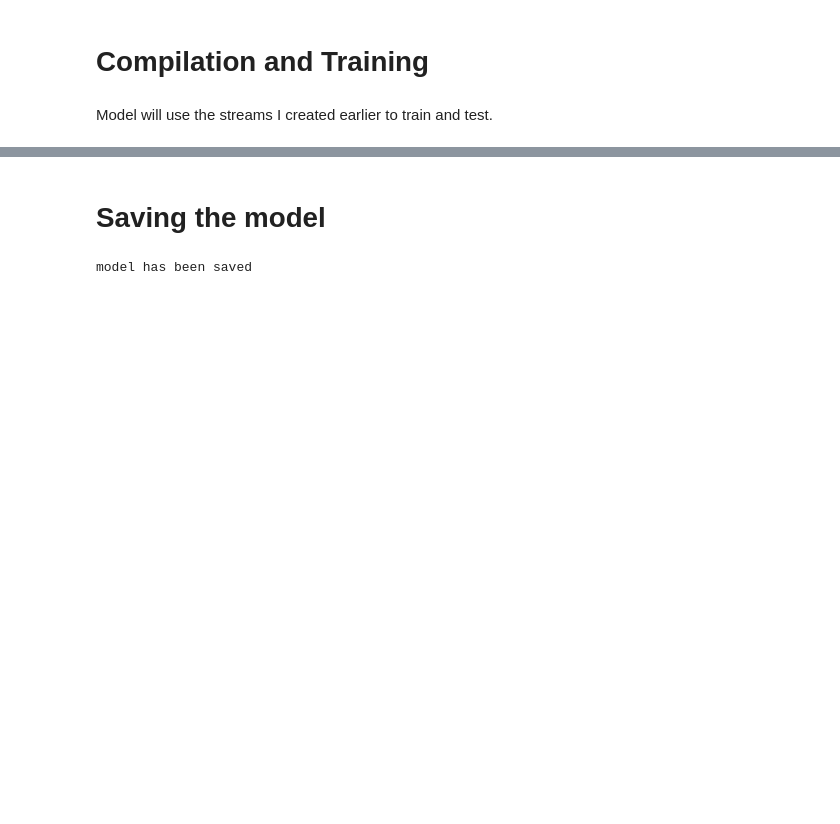
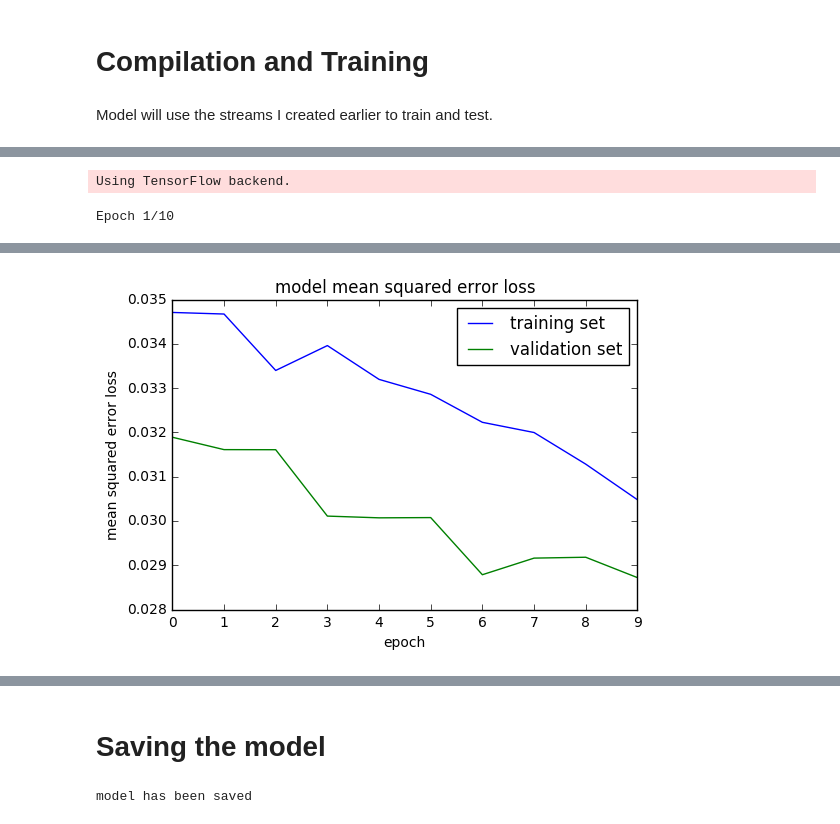
Before and after one commit to jayakasadev/Behavioral-Cloning, a Jupyter notebook: model.ipynb, the cells around one changed output, grey strips where cells are left out. Drawn from its saved outputs; the diff is of its cells as text; code cells hidden in the pictures; blank space fills up the shorter version.

Commit message:
ran the model again for 10 epochs

```diff
--- a/model.ipynb
+++ b/model.ipynb
@@ -415,2 +405,19 @@ if os.path.isfile("model.h5"):
 # %%
 model.compile('adam', 'mean_squared_error', ['accuracy'])
+# %%
+history = model.fit_generator(training_stream, samples_per_epoch = len(train),
+                    validation_data = testing_stream,
+                    nb_val_samples=len(test),
+                    nb_epoch=10, verbose=1)
+
+### print the keys contained in the history object
+print(history.history.keys())
+
+### plot the training and validation loss for each epoch
+plt.plot(history.history['loss'])
+plt.plot(history.history['val_loss'])
+plt.title('model mean squared error loss')
+plt.ylabel('mean squared error loss')
+plt.xlabel('epoch')
+plt.legend(['training set', 'validation set'], loc='upper right')
+plt.show()
@@ -416,0 +447,27 @@ model.compile('adam', 'mean_squared_error', ['accuracy'])
+# %%
+from keras.models import load_model
+import os.path
+
+if os.path.isfile("model.h5"):
+    model = load_model("model.h5")
+# %% [output]
+Using TensorFlow backend.
+# %%
+history = model.fit_generator(training_stream, samples_per_epoch = len(train),
+                    validation_data = testing_stream,
+                    nb_val_samples=len(test),
+                    nb_epoch=10, verbose=1)
+
+### print the keys contained in the history object
+print(history.history.keys())
+
+### plot the training and validation loss for each epoch
+plt.plot(history.history['loss'])
+plt.plot(history.history['val_loss'])
+plt.title('model mean squared error loss')
+plt.ylabel('mean squared error loss')
+plt.xlabel('epoch')
+plt.legend(['training set', 'validation set'], loc='upper right')
+plt.show()
+# %% [output]
+Epoch 1/10
@@ -416,0 +494 @@ model.compile('adam', 'mean_squared_error', ['accuracy'])
+[figure, added]
```
Also changed, not shown: parts of 7 cells of this notebook, 1 other file.
